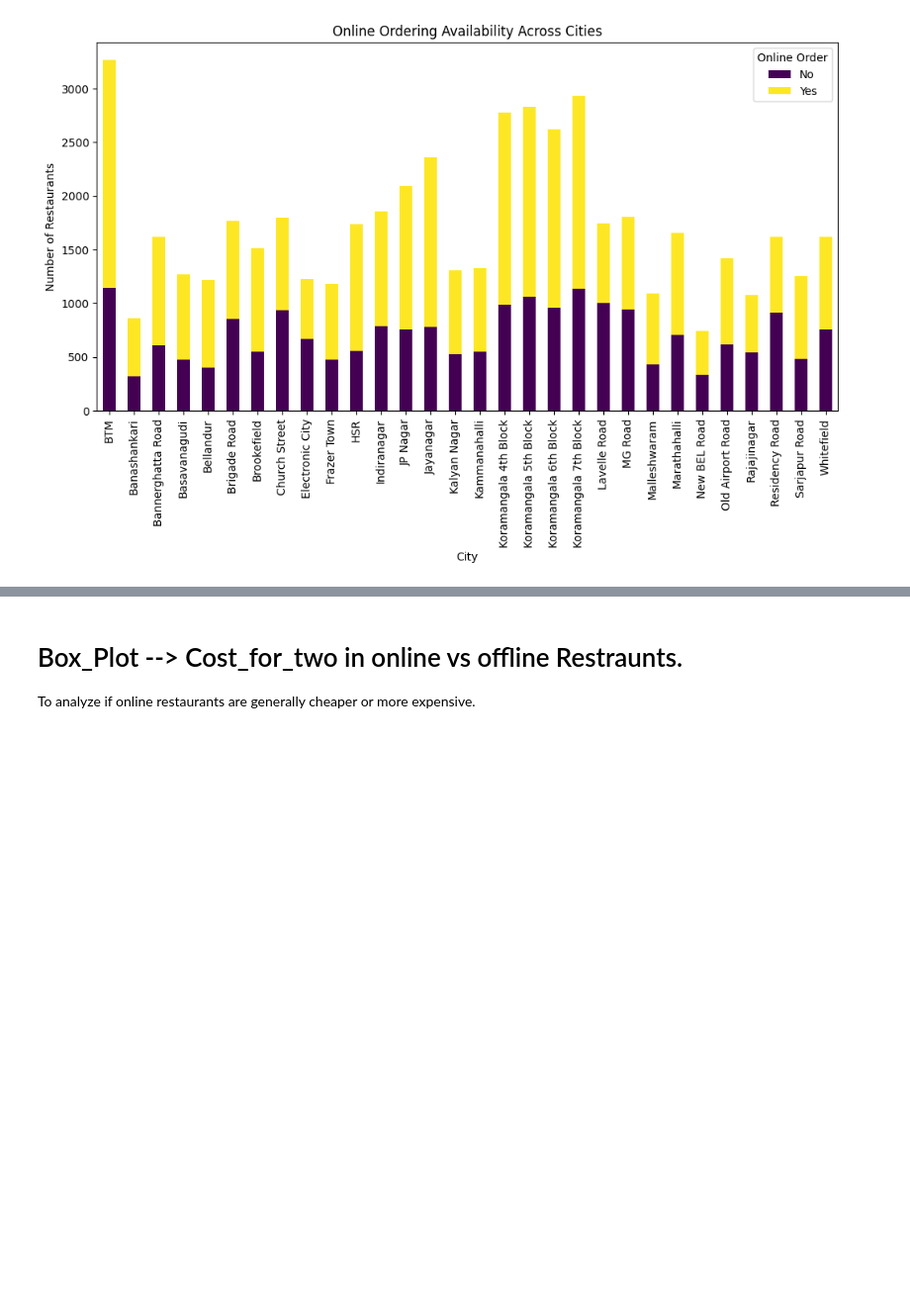
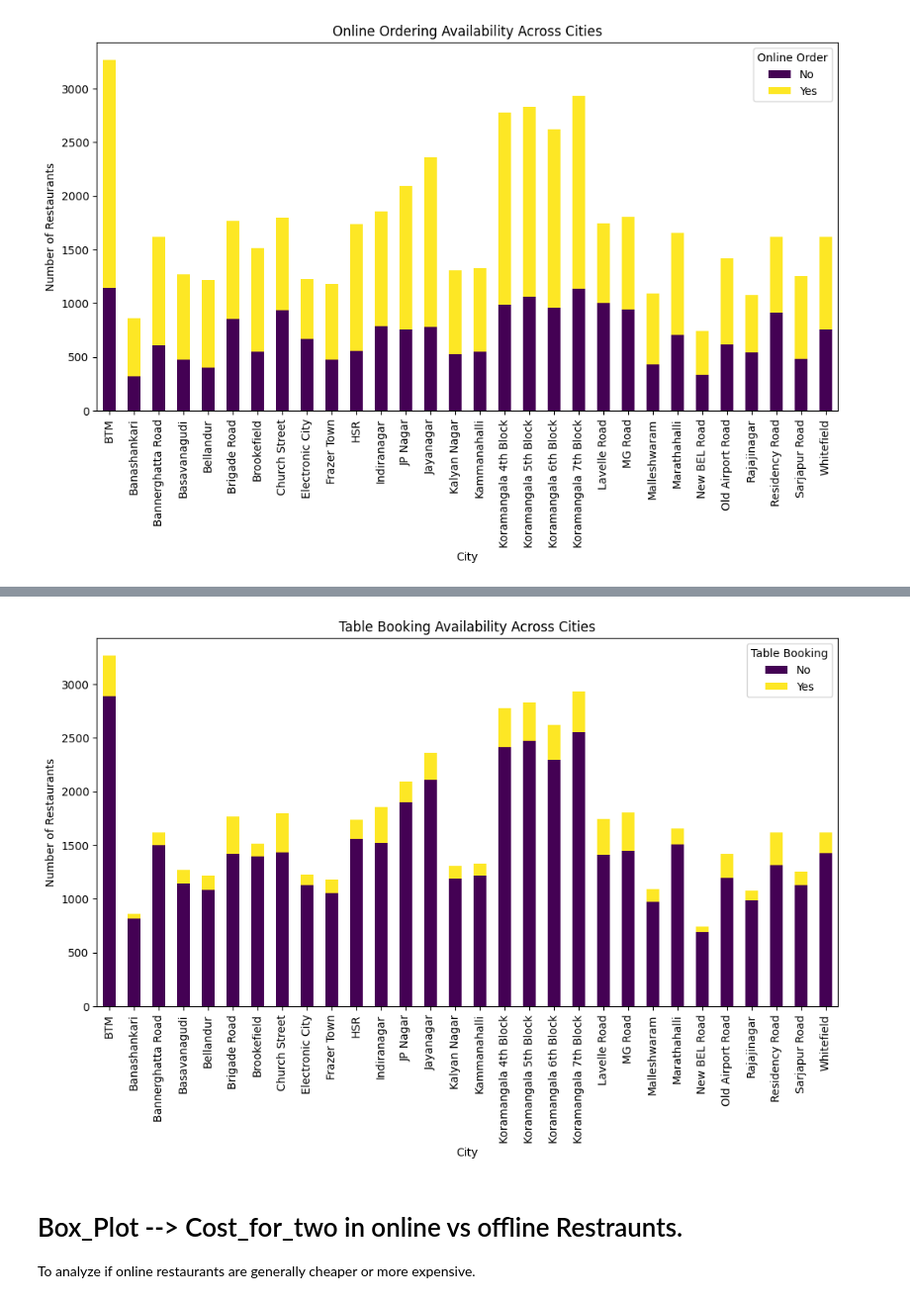
Before and after one commit to Shourya-gupta-01/Zomato_Dataset, a Jupyter notebook: analysis.ipynb, the cells around one changed output, grey strips where cells are left out. Shown at 99% size. Saved outputs shown, nothing was run; the diff lists cells and outputs as text; code cells hidden in the pictures; blank space fills up the shorter version.

```diff
--- a/analysis.ipynb
+++ b/analysis.ipynb
@@ -63,3 +107,15 @@ plt.show()
+# %%
+city_table_booking = df.groupby(['City', 'Book_Table']).size().unstack()
+
+city_table_booking.plot(kind='bar',stacked=True,figsize=(12, 6),colormap='viridis')
+plt.xlabel("City")
+plt.ylabel("Number of Restaurants")
+plt.title("Table Booking Availability Across Cities")
+plt.legend(title="Table Booking", labels=['No', 'Yes'])
+plt.xticks(rotation=90)
+plt.show()
+# %% [output]
+[figure, added]
 # %% [markdown]
 # Box_Plot --> Cost_for_two in online vs offline Restraunts.
 
```
Also changed, not shown: parts of 9 cells of this notebook.
